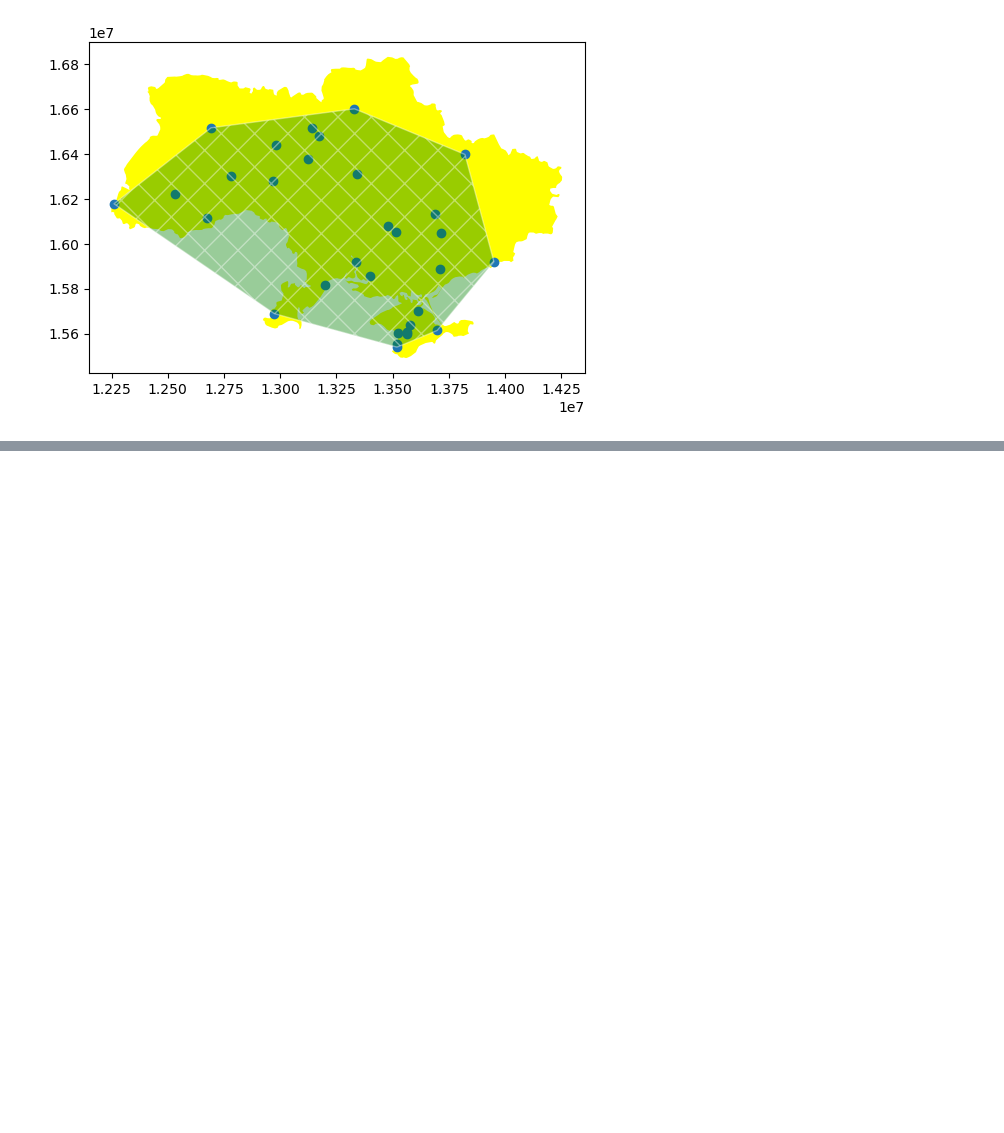
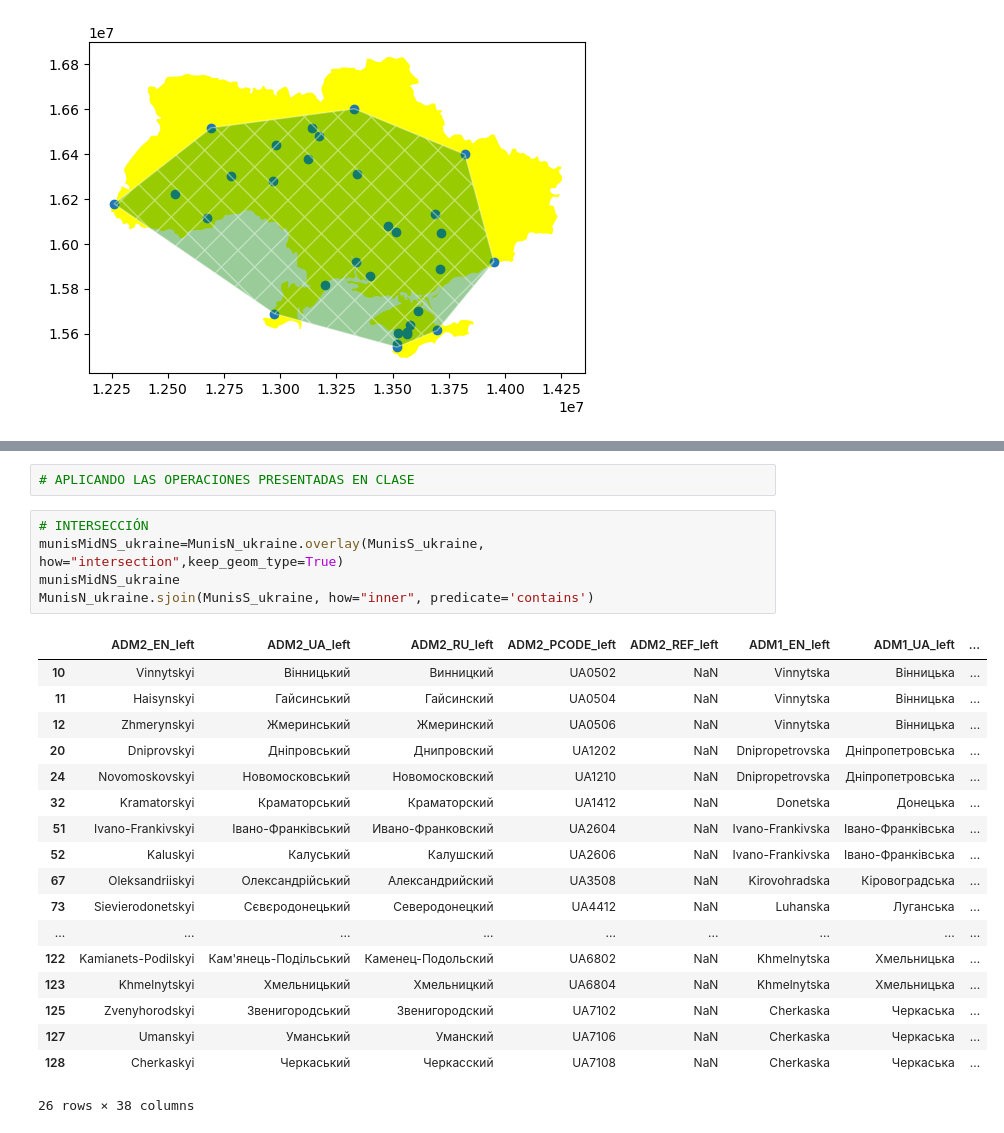
Before and after one commit to ZurinaGarcia/tareaEntregable3, a Jupyter notebook: GeoDF_Operations.ipynb, the cells around one changed output, grey strips where cells are left out. Cells and saved outputs as stored; diff of their text form; blank space fills up the shorter version.

```diff
--- a/GeoDF_Operations.ipynb
+++ b/GeoDF_Operations.ipynb
@@ -531,0 +543,26 @@ MediumAirport_hull.plot(ax=base,facecolor='green',
+# %%
+# APLICANDO LAS OPERACIONES PRESENTADAS EN CLASE
+# %%
+# INTERSECCIÓN
+munisMidNS_ukraine=MunisN_ukraine.overlay(MunisS_ukraine, how="intersection",keep_geom_type=True)
+munisMidNS_ukraine
+MunisN_ukraine.sjoin(MunisS_ukraine, how="inner", predicate='contains')
+# %% [output]
+|  | ADM2_EN_left | ADM2_UA_left | ADM2_RU_left | ADM2_PCODE_left | ADM2_REF_left | ADM1_EN_left | ADM1_UA_left | ... |
+| 10 | Vinnytskyi | Вінницький | Винницкий | UA0502 | NaN | Vinnytska | Вінницька | ... |
+| 11 | Haisynskyi | Гайсинський | Гайсинский | UA0504 | NaN | Vinnytska | Вінницька | ... |
+| 12 | Zhmerynskyi | Жмеринський | Жмеринский | UA0506 | NaN | Vinnytska | Вінницька | ... |
+| 20 | Dniprovskyi | Дніпровський | Днипровский | UA1202 | NaN | Dnipropetrovska | Дніпропетровська | ... |
+| 24 | Novomoskovskyi | Новомосковський | Новомосковский | UA1210 | NaN | Dnipropetrovska | Дніпропетровська | ... |
+| 32 | Kramatorskyi | Краматорський | Краматорский | UA1412 | NaN | Donetska | Донецька | ... |
+| 51 | Ivano-Frankivskyi | Івано-Франківський | Ивано-Франковский | UA2604 | NaN | Ivano-Frankivska | Івано-Франківська | ... |
+| 52 | Kaluskyi | Калуський | Калушский | UA2606 | NaN | Ivano-Frankivska | Івано-Франківська | ... |
+| 67 | Oleksandriiskyi | Олександрійський | Александрийский | UA3508 | NaN | Kirovohradska | Кіровоградська | ... |
+| 73 | Sievierodonetskyi | Сєвєродонецький | Северодонецкий | UA4412 | NaN | Luhanska | Луганська | ... |
+| ... | ... | ... | ... | ... | ... | ... | ... | ... |
+| 122 | Kamianets-Podilskyi | Кам'янець-Подільський | Каменец-Подольский | UA6802 | NaN | Khmelnytska | Хмельницька | ... |
+| 123 | Khmelnytskyi | Хмельницький | Хмельницкий | UA6804 | NaN | Khmelnytska | Хмельницька | ... |
+| 125 | Zvenyhorodskyi | Звенигородський | Звенигородский | UA7102 | NaN | Cherkaska | Черкаська | ... |
+| 127 | Umanskyi | Уманський | Уманский | UA7106 | NaN | Cherkaska | Черкаська | ... |
+| 128 | Cherkaskyi | Черкаський | Черкасский | UA7108 | NaN | Cherkaska | Черкаська | ... |
+26 rows × 38 columns
```
Also changed, not shown: parts of 13 cells of this notebook.
